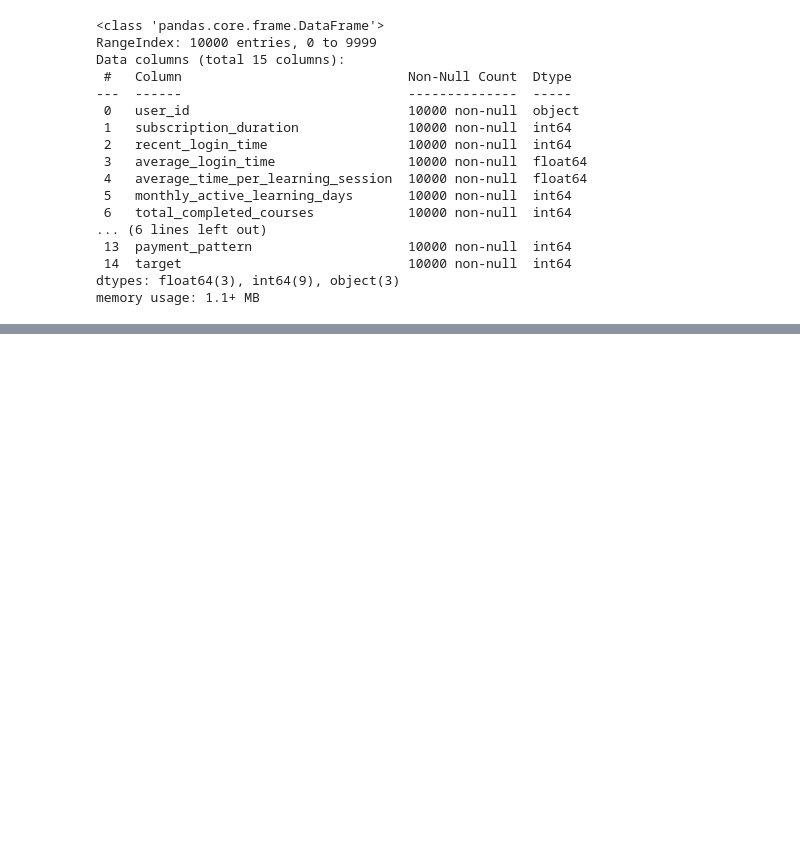
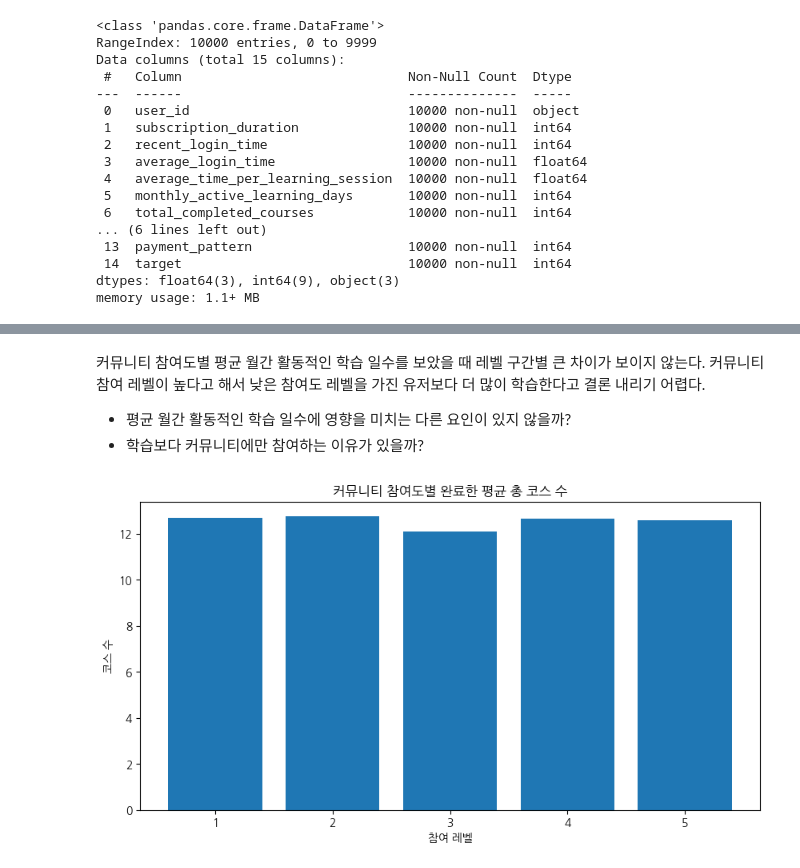
Before and after one commit to Habyeok/wassup2, a Jupyter notebook: data_analysis/DA_Mini_Project.ipynb, the cells around one changed output, grey strips where cells are left out. Saved outputs shown, nothing was run; the diff lists cells and outputs as text; code cells hidden in the pictures; blank space fills up the shorter version.

```diff
--- a/data_analysis/DA_Mini_Project.ipynb
+++ b/data_analysis/DA_Mini_Project.ipynb
@@ -189,0 +302,29 @@ Name: abandoned_learning_sessions, dtype: int64
+# %% [markdown]
+커뮤니티 참여도별 평균 월간 활동적인 학습 일수를 보았을 때 레벨 구간별 큰 차이가 보이지 않는다. 커뮤니티 참여 레벨이 높다고 해서 낮은 참여도 레벨을 가진 유저보다 더 많이 학습한다고 결론 내리기 어렵다.
+- 평균 월간 활동적인 학습 일수에 영향을 미치는 다른 요인이 있지 않을까?
+- 학습보다 커뮤니티에만 참여하는 이유가 있을까?
+# %%
+# 커뮤니티 참여도별 완료한 총 코스 수 평균 구하기
+
+#그래프 사이즈
+plt.figure(figsize=(10,5))
+
+#그래프 x축 y축
+plt.bar(community_monact.index, community_monact.values)
+
+#그래프 명
+plt.title('커뮤니티 참여도별 완료한 평균 총 코스 수')
+
+#그래프 x축 레이블
+plt.xlabel('참여 레벨')
+
+#그래프 y축 레이블
+plt.ylabel('코스 수')
+
+#x축 레이블을
+plt.xticks()
+
+#그래프 출력
+plt.show()
+# %% [output]
+[figure, added]
```
Also changed, not shown: parts of 65 cells of this notebook.
